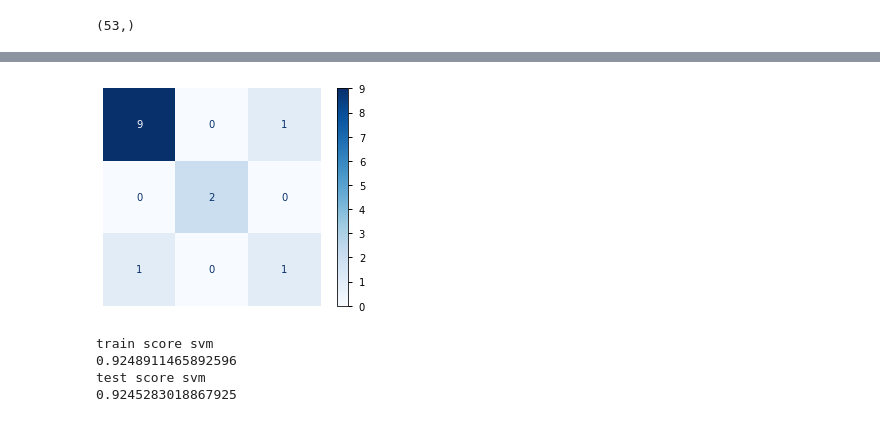
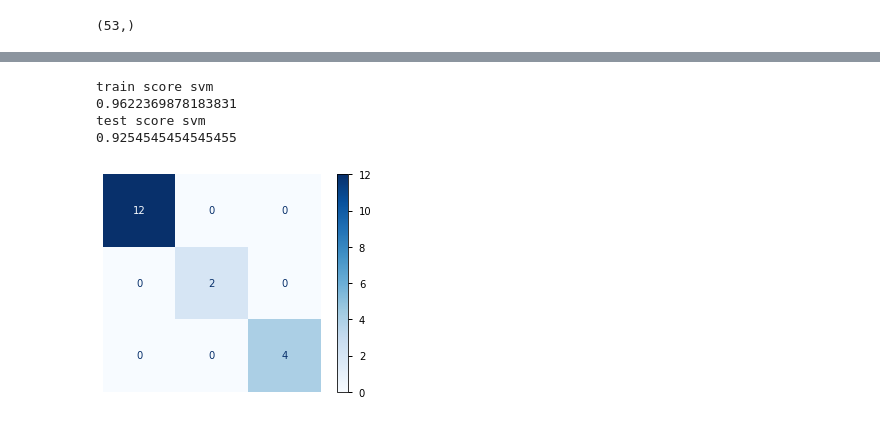
Before and after one commit to spolex/spiral, a Jupyter notebook: notebooks/202208_spiral_r_rd_correlation-rolling-multilevel.ipynb, the cells around one changed output, grey strips where cells are left out. Drawn from its saved outputs; the diff is of its cells as text; code cells hidden in the pictures.

```diff
--- a/notebooks/202208_spiral_r_rd_correlation-rolling-multilevel.ipynb
+++ b/notebooks/202208_spiral_r_rd_correlation-rolling-multilevel.ipynb
@@ -201,0 +195,10 @@ corrMatrix.abs().min().min()
+# %%
+denom = 16
+l = len(rd_df.T)
+corrMatrix=rd_df.diff().dropna().rolling(round(l/denom), axis=1).std().dropna(axis=1).corr("pearson")
+f = plt.figure(figsize=(19, 15))
+plt.matshow(corrMatrix, fignum=f.number, cmap="viridis")
+cb = plt.colorbar()
+cb.ax.tick_params(labelsize=14)
+plt.title('Correlation Matrix', fontsize=16);
+corrMatrix.abs().min().min()
@@ -391,24 +391,28 @@ test score Knn: 0.9245283018867925
+# %%
+# predictive model
+clf = LDA()
+
+cv = cross_validate(clf, X, y, cv=5, scoring=score, return_train_score=True, n_jobs=-1)
+print("train score svm")
+print(cv['train_score'].mean())
+print("test score svm")
+print(cv['test_score'].mean())
+# %% [output]
+train score svm
+0.9622369878183831
+test score svm
+0.9254545454545455
 # %%
 from sklearn.metrics import plot_confusion_matrix
 from sklearn.model_selection import train_test_split
 
-X_train, X_test, y_train, y_test = train_test_split(X, y, random_state=42)
+X_train, X_test, y_train, y_test = train_test_split(X, y, random_state=42, test_size=0.33)
 clf.fit(X_train, y_train)
-plot_confusion_matrix(clf, X_test, y_test,cmap=plt.cm.Blues)
+
+predictions = clf.predict(X_test)
+cm = confusion_matrix(y_test, predictions, labels=clf.classes_)
+disp = ConfusionMatrixDisplay(confusion_matrix=cm,display_labels=clf.classes_)
+disp.plot(cmap=plt.cm.Blues)
 _=plt.axis('off')
 # %% [output]
-[figure, old version]
+[figure, new version]
-# %%
-# predictive model
-clf = LDA()
-
-cv = cross_validate(clf, X, y, cv=loo, scoring=score, return_train_score=True, n_jobs=-1)
-print("train score svm")
-print(cv['train_score'].mean())
-print("test score svm")
-print(cv['test_score'].mean())
-# %% [output]
-train score svm
-0.9248911465892596
-test score svm
-0.9245283018867925
```
Also changed, not shown: parts of 23 cells of this notebook, 22 other files.
